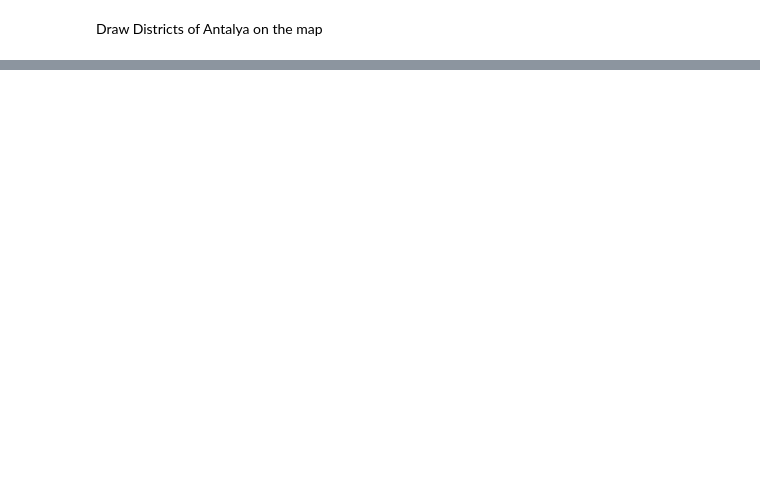
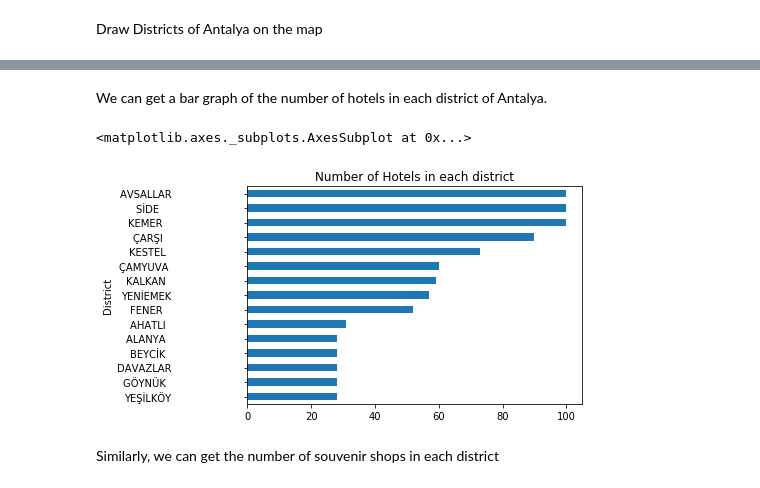
Before and after one commit to ekrembakay/Coursera_Capstone, a Jupyter notebook: Battle of Neighbourhoods.ipynb, the cells around one changed output, grey strips where cells are left out. Drawn from its saved outputs; the diff is of its cells as text; code cells hidden in the pictures; blank space fills up the shorter version.

```diff
--- a/Battle of Neighbourhoods.ipynb
+++ b/Battle of Neighbourhoods.ipynb
@@ -158,0 +168,8 @@ antalya_districts
+# %%
+CLIENT_ID = 'SM2L4AIYSSXMDKJ3YDQV0A0YKD2UGPA1I2PVG13ZQTD0PYJ2' # your Foursquare ID
+CLIENT_SECRET = 'SN0TNC1MJ00LNJBIHQMLYSNOZ1ZZ1ZR1EWYWVGDMPLHTLBMI' # your Foursquare Secret
+VERSION = '20200310' # Foursquare API version
+
+print('Your credentails:')
+print('CLIENT_ID: ' + CLIENT_ID)
+print('CLIENT_SECRET:' + CLIENT_SECRET)
@@ -158,0 +230,5 @@ antalya_districts
+# %%
+antalya_hotels = getVenues(names=df_antalya_new['District'],
+                                   latitudes=df_antalya_new['latitude'],
+                                   longitudes=df_antalya_new['longitude']
+                                   )
@@ -158,0 +244,2 @@ antalya_districts
+# %% [markdown]
+We can get a bar graph of the number of hotels in each district of Antalya.
@@ -158,0 +250,8 @@ antalya_districts
+# %%
+x = antalya_hotels.groupby('District')['Venue'].count().sort_values().tail(15)
+x.plot(kind='barh', title="Number of Hotels in each district")
+# %% [output]
+<matplotlib.axes._subplots.AxesSubplot at 0x...>
+[figure, added]
+# %% [markdown]
+Similarly, we can get the number of souvenir shops in each district
```
Also changed, not shown: parts of 25 cells of this notebook.
